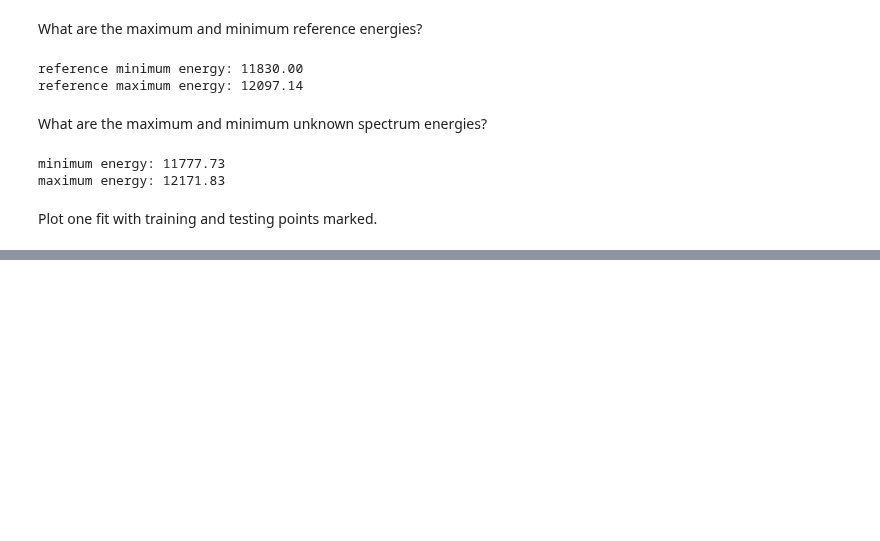
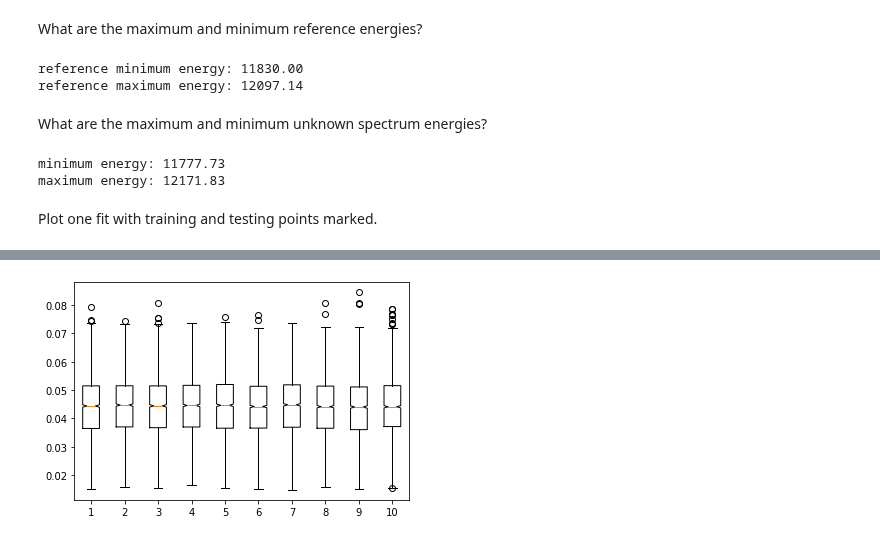
Before and after one commit to jklynch/mr-fitty, a Jupyter notebook: notebooks/prediction_error_fit_arsenic.ipynb, the cells around one changed output, grey strips where cells are left out. Saved outputs shown, nothing was run; the diff lists cells and outputs as text; code cells hidden in the pictures; blank space fills up the shorter version.

```diff
--- a/notebooks/prediction_error_fit_arsenic.ipynb
+++ b/notebooks/prediction_error_fit_arsenic.ipynb
@@ -139,0 +150,10 @@ plt.show()
+# %%
+all_C_p_lists = []
+for i in range(10):
+    normalized_C_p_list, model_residuals = fitter.calculate_prediction_error_list(fit_0, n_splits=3000)
+    all_C_p_lists.append(normalized_C_p_list)
+
+plt.boxplot(all_C_p_lists, notch=True)
+plt.show()
+# %% [output]
+[figure, added]
```
Also changed, not shown: parts of 6 cells of this notebook, 2 other files.
